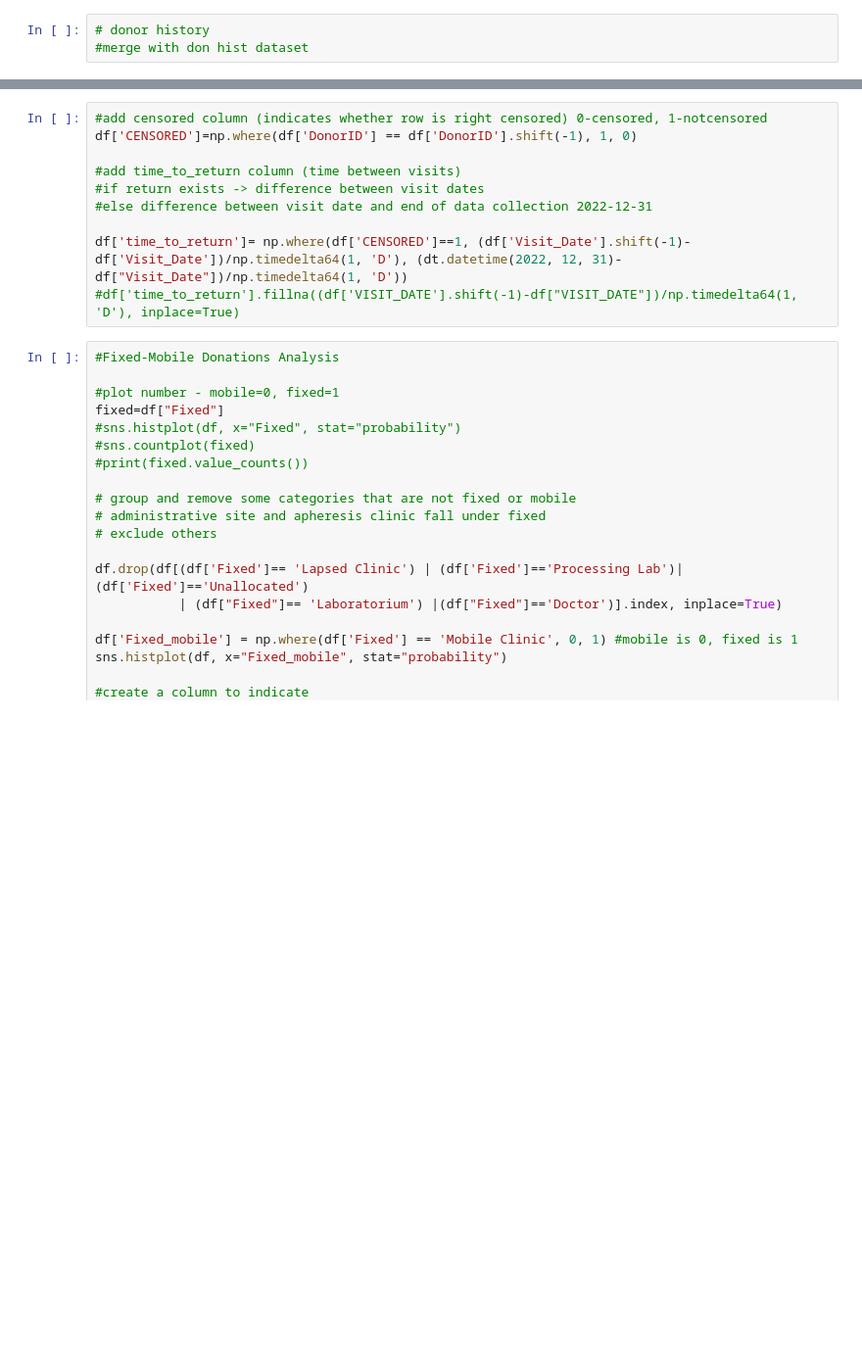
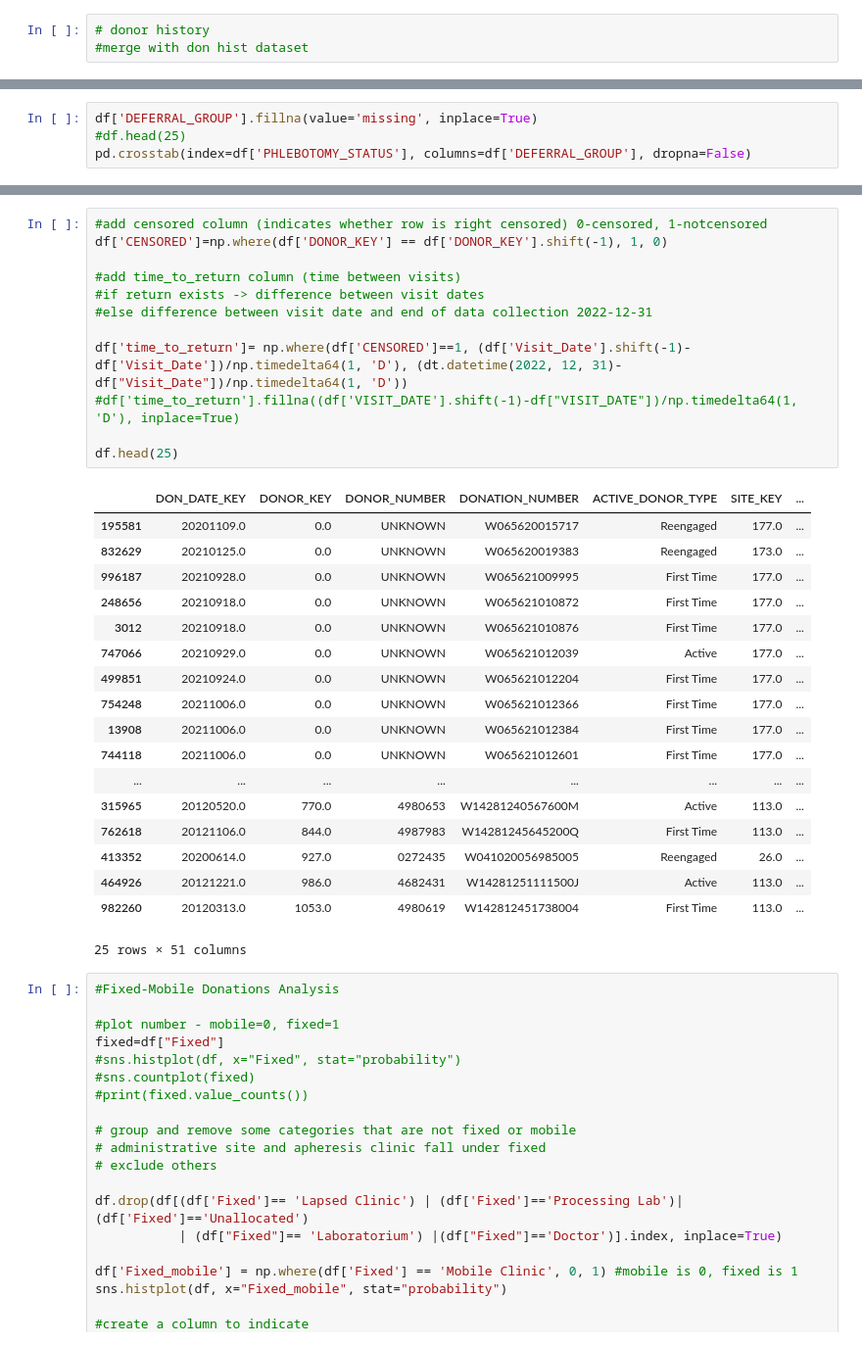
Before and after one commit to altonrus/donor-return-dynamics, a Jupyter notebook: 2_scripts/01_2_preprocessing(vitalant).ipynb, the cells around one changed output, grey strips where cells are left out. Shown: that part at 98% size. Saved outputs shown, nothing was run; the diff lists cells and outputs as text; blank space fills up the shorter version.

```diff
--- a/2_scripts/01_2_preprocessing(vitalant).ipynb
+++ b/2_scripts/01_2_preprocessing(vitalant).ipynb
@@ -69,0 +82,4 @@ print(len(df))#total observations
+# %%
+df['DEFERRAL_GROUP'].fillna(value='missing', inplace=True)
+#df.head(25)
+pd.crosstab(index=df['PHLEBOTOMY_STATUS'], columns=df['DEFERRAL_GROUP'], dropna=False)
@@ -70,13 +93,34 @@ print(len(df))#total observations
 # %%
 #add censored column (indicates whether row is right censored) 0-censored, 1-notcensored
-df['CENSORED']=np.where(df['DonorID'] == df['DonorID'].shift(-1), 1, 0)
+df['CENSORED']=np.where(df['DONOR_KEY'] == df['DONOR_KEY'].shift(-1), 1, 0)
 
 #add time_to_return column (time between visits)
 #if return exists -> difference between visit dates
 #else difference between visit date and end of data collection 2022-12-31
 
 df['time_to_return']= np.where(df['CENSORED']==1, (df['Visit_Date'].shift(-1)-df['Visit_Date'])/np.timedelta64(1, 'D'), (dt.datetime(2022, 12, 31)-df["Visit_Date"])/np.timedelta64(1, 'D'))
 #df['time_to_return'].fillna((df['VISIT_DATE'].shift(-1)-df["VISIT_DATE"])/np.timedelta64(1, 'D'), inplace=True)
+
+df.head(25)
+# %% [output]
+|  | DON_DATE_KEY | DONOR_KEY | DONOR_NUMBER | DONATION_NUMBER | ACTIVE_DONOR_TYPE | SITE_KEY | ... |
+| 195581 | 20201109.0 | 0.0 | UNKNOWN | W065620015717 | Reengaged | 177.0 | ... |
+| 832629 | 20210125.0 | 0.0 | UNKNOWN | W065620019383 | Reengaged | 173.0 | ... |
+| 996187 | 20210928.0 | 0.0 | UNKNOWN | W065621009995 | First Time | 177.0 | ... |
+| 248656 | 20210918.0 | 0.0 | UNKNOWN | W065621010872 | First Time | 177.0 | ... |
+| 3012 | 20210918.0 | 0.0 | UNKNOWN | W065621010876 | First Time | 177.0 | ... |
+| 747066 | 20210929.0 | 0.0 | UNKNOWN | W065621012039 | Active | 177.0 | ... |
+| 499851 | 20210924.0 | 0.0 | UNKNOWN | W065621012204 | First Time | 177.0 | ... |
+| 754248 | 20211006.0 | 0.0 | UNKNOWN | W065621012366 | First Time | 177.0 | ... |
+| 13908 | 20211006.0 | 0.0 | UNKNOWN | W065621012384 | First Time | 177.0 | ... |
+| 744118 | 20211006.0 | 0.0 | UNKNOWN | W065621012601 | First Time | 177.0 | ... |
+| ... | ... | ... | ... | ... | ... | ... | ... |
+| 315965 | 20120520.0 | 770.0 | 4980653 | W14281240567600M | Active | 113.0 | ... |
+| 762618 | 20121106.0 | 844.0 | 4987983 | W14281245645200Q | First Time | 113.0 | ... |
+| 413352 | 20200614.0 | 927.0 | 0272435 | W041020056985005 | Reengaged | 26.0 | ... |
+| 464926 | 20121221.0 | 986.0 | 4682431 | W14281251111500J | Active | 113.0 | ... |
+| 982260 | 20120313.0 | 1053.0 | 4980619 | W142812451738004 | First Time | 113.0 | ... |
+25 rows × 51 columns
 # %%
 #Fixed-Mobile Donations Analysis
 
```
Also changed, not shown: parts of 6 cells of this notebook, 4 other files.
